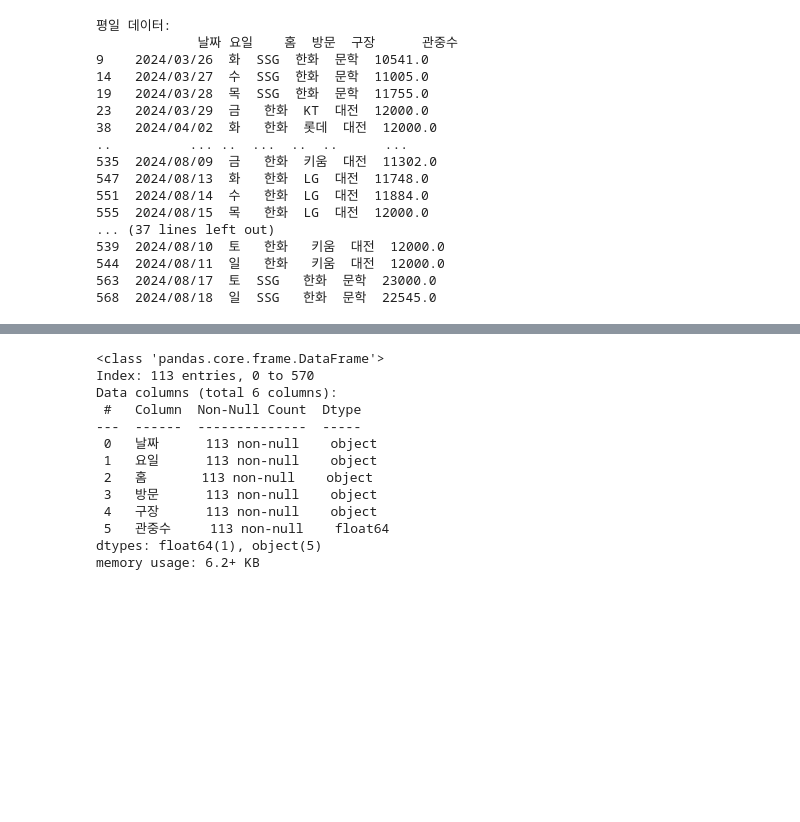
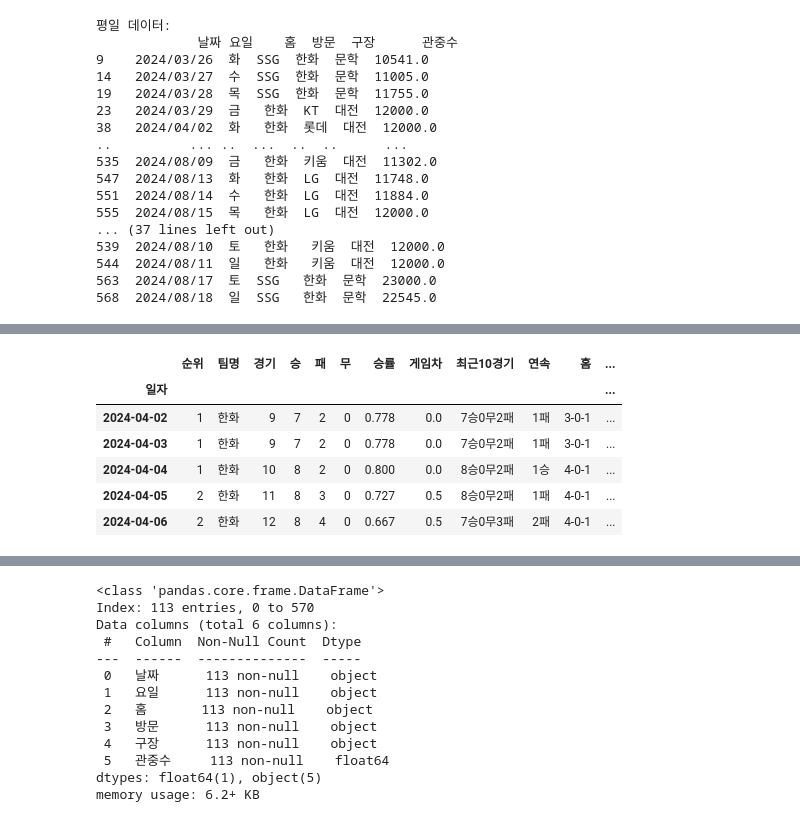
Before and after one commit to duddbs2002/team3, a Jupyter notebook: Youri/작년올해관중수비교.ipynb, the cells around one changed output, grey strips where cells are left out. Drawn from its saved outputs; the diff is of its cells as text; code cells hidden in the pictures; blank space fills up the shorter version.

```diff
--- a/Youri/작년올해관중수비교.ipynb
+++ b/Youri/작년올해관중수비교.ipynb
@@ -209,0 +219,11 @@ NameError: name 'hdata' is not defined
+# %%
+# 주말 선택
+hdata.head()
+# %% [output]
+|  | 순위 | 팀명 | 경기 | 승 | 패 | 무 | 승률 | 게임차 | 최근10경기 | 연속 | 홈 | ... |
+| 일자 |  |  |  |  |  |  |  |  |  |  |  | ... |
+| 2024-04-02 | 1 | 한화 | 9 | 7 | 2 | 0 | 0.778 | 0.0 | 7승0무2패 | 1패 | 3-0-1 | ... |
+| 2024-04-03 | 1 | 한화 | 9 | 7 | 2 | 0 | 0.778 | 0.0 | 7승0무2패 | 1패 | 3-0-1 | ... |
+| 2024-04-04 | 1 | 한화 | 10 | 8 | 2 | 0 | 0.800 | 0.0 | 8승0무2패 | 1승 | 4-0-1 | ... |
+| 2024-04-05 | 2 | 한화 | 11 | 8 | 3 | 0 | 0.727 | 0.5 | 8승0무2패 | 1패 | 4-0-1 | ... |
+| 2024-04-06 | 2 | 한화 | 12 | 8 | 4 | 0 | 0.667 | 0.5 | 7승0무3패 | 2패 | 4-0-1 | ... |
```
Also changed, not shown: parts of 16 cells of this notebook.
